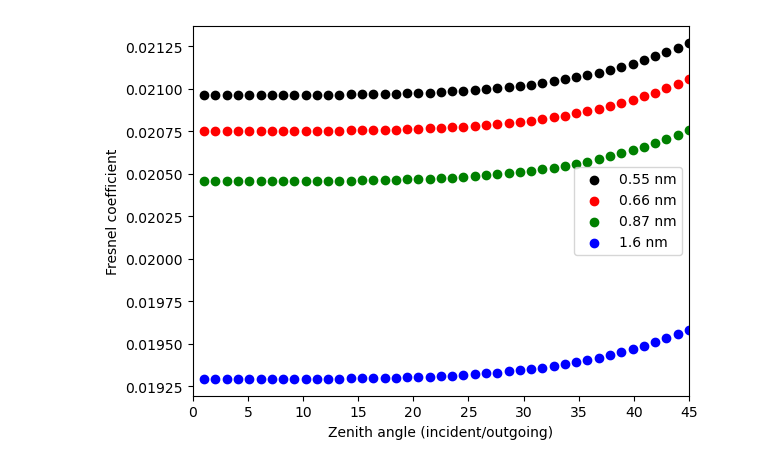
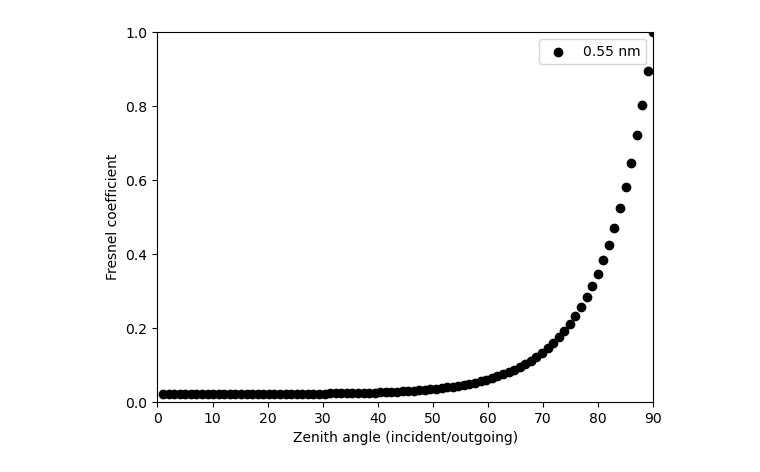
Before and after one commit to PolyRocketMatt/eradiate, a Jupyter notebook: notebooks/fresnel.ipynb, the cells around one changed output. Cells and saved outputs as stored; diff of their text form; code cells hidden in the pictures.

```diff
--- a/notebooks/fresnel.ipynb
+++ b/notebooks/fresnel.ipynb
@@ -13,19 +13,18 @@ m_salinity_factor = 0.00017492711
 def friedman_sverdrup_salinity(chlorinity):
     return 0.03 + 1.805 * chlorinity
 
-def fresnel_6s(theta_i, theta_o, phi_i, phi_o, n_real, chlorinity):
-    left = np.cos(theta_i) * np.cos(theta_o)
-    right = np.sin(theta_i) * np.sin(theta_o) * np.cos(phi_i - phi_o)
-    x = left + right
-    omega = np.arccos(x) / 2
+def fresnel_oo(theta_i, theta_o, phi_i, phi_o, n_real, chlorinity):
     correction = m_salinity_factor * friedman_sverdrup_salinity(chlorinity)
     n_real += correction
     ior_fraction = 1.000293 / n_real
-    omega_prime = np.arcsin(np.sin(omega) * ior_fraction)
-    a = omega - omega_prime
-    b = omega + omega_prime
-    left = (np.sin(a) / np.sin(b)) ** 2
-    right = (np.tan(a) / np.tan(b)) ** 2
+    theta_t = np.arcsin(np.sin(theta_i) * ior_fraction)
+
+    diff = theta_i - theta_t
+    add = theta_i + theta_t
+
+    left = np.square(np.sin(diff) / np.sin(add))
+    right = np.square(np.tan(diff) / np.tan(add))
+
     return 0.5 * (left + right)
 # %%
 ior_wavelengths = [ 0.200, 0.225, 0.250, 0.275, 0.300, 0.325, 0.345 ,0.375, 0.400, 0.425 ,
@@ -44,7 +43,7 @@ ior_real_data = [   1.369, 1.373, 1.362, 1.354, 1.349, 1.346, 1.343, 1.341, 1.33
                     1.374, 1.364, 1.357, 1.351 ]
 # %%
 # Obtain test wavelengths and their IOR
-wavelengths = [ 0.55, 0.66, 0.87, 1.6  ]
+wavelengths = [ 0.55 ] #, 0.66, 0.87, 1.6  ]
 
 def ior_water(wavelength):
     if wavelength < ior_wavelengths[0] or wavelength > ior_wavelengths[-1]:
@@ -60,7 +59,7 @@ PI = np.pi
 chlorinity = 19
 
 # Compute the FRESNEL for a fixed azimuth and varying incidence angles
-azimuth_max = 45
+azimuth_max = 90
 N = azimuth_max
 zenith_vs = np.linspace(0, azimuth_max * PI / 180, N)
 
@@ -76,35 +75,36 @@ for i in range(len(wavelengths)):
     for zenith_i in zenith_vs:
         wavelength = wavelengths[i]
         n_real = wavelengths_ior[i]
-        fresnel_coeff = fresnel_6s(zenith_i, zenith_o, azimuth_i, azimuth_o, n_real, chlorinity)
+        fresnel_coeff = fresnel_oo(zenith_i, zenith_o, azimuth_i, azimuth_o, n_real, chlorinity)
         wavelength_result[zenith_i] = fresnel_coeff
     fresnel_result[wavelength] = wavelength_result
 # %%
 # Visualize the results
 import matplotlib.pyplot as plt
 
 # Visualize as black, red, green, blue
 colors = ['black', 'red', 'green', 'blue']
 
 for i in range(len(wavelengths)):
     wavelength = wavelengths[i]
     color = colors[i]
     zenith_in_deg = [np.degrees(zenith) for zenith in zenith_vs]
 
     # Plot as dots
     plt.scatter(zenith_in_deg, [fresnel_result[wavelength][zenith] for zenith in zenith_vs], label=f'{wavelength} nm', color=color)
 
-# Visualize range 0 to 45 degrees
-plt.xlim([0, 45])
+# Visualize range 0 to 90 degrees
+plt.xlim([0, 90])
+plt.ylim([0.0, 1])
 
 # Add labels
 plt.xlabel('Zenith angle (incident/outgoing)')
 plt.ylabel('Fresnel coefficient')
 
 # Add legend
 plt.legend()
 
 # Show the plot
 plt.show()
 # %% [output]
-[figure, old version]
+[figure, new version]
```
Also changed, not shown: 3 other files.
